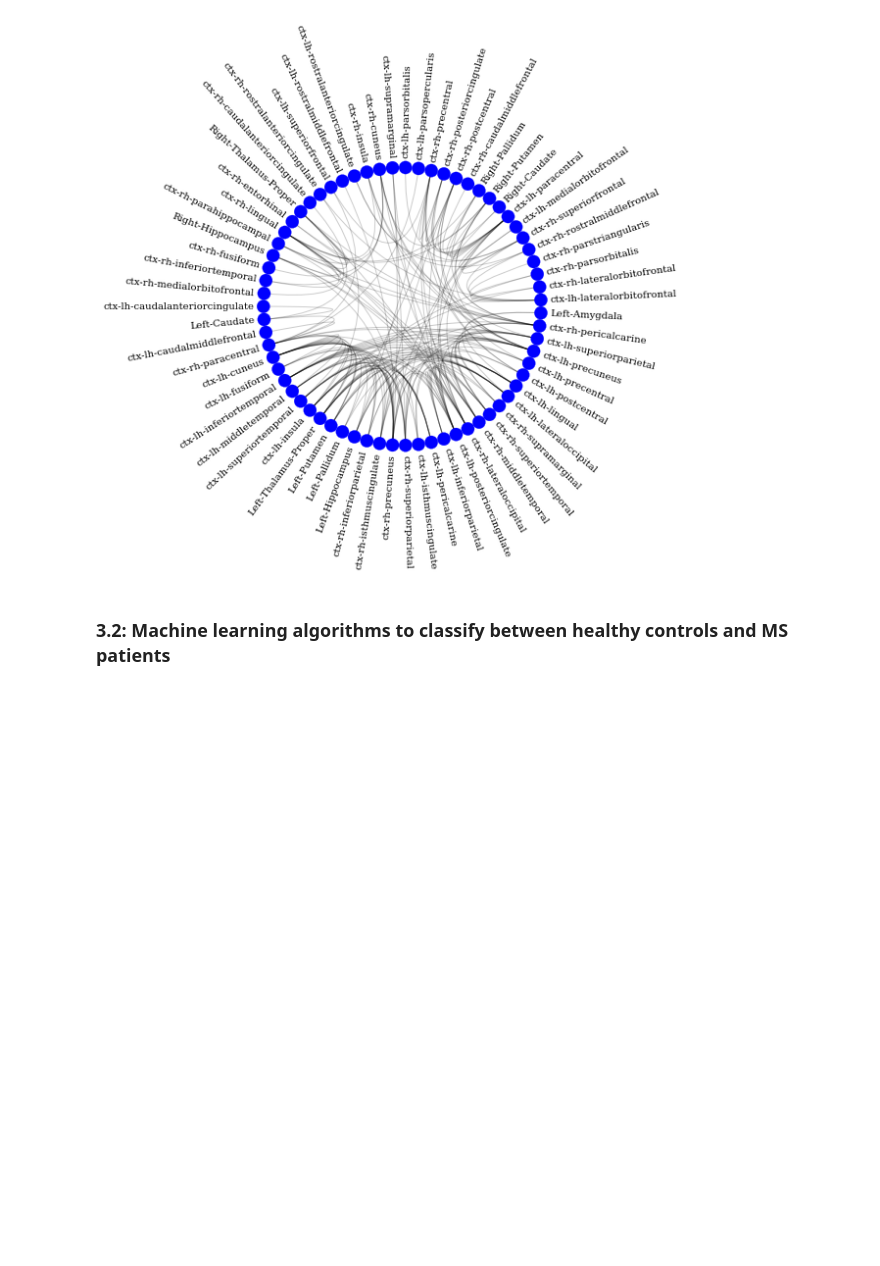
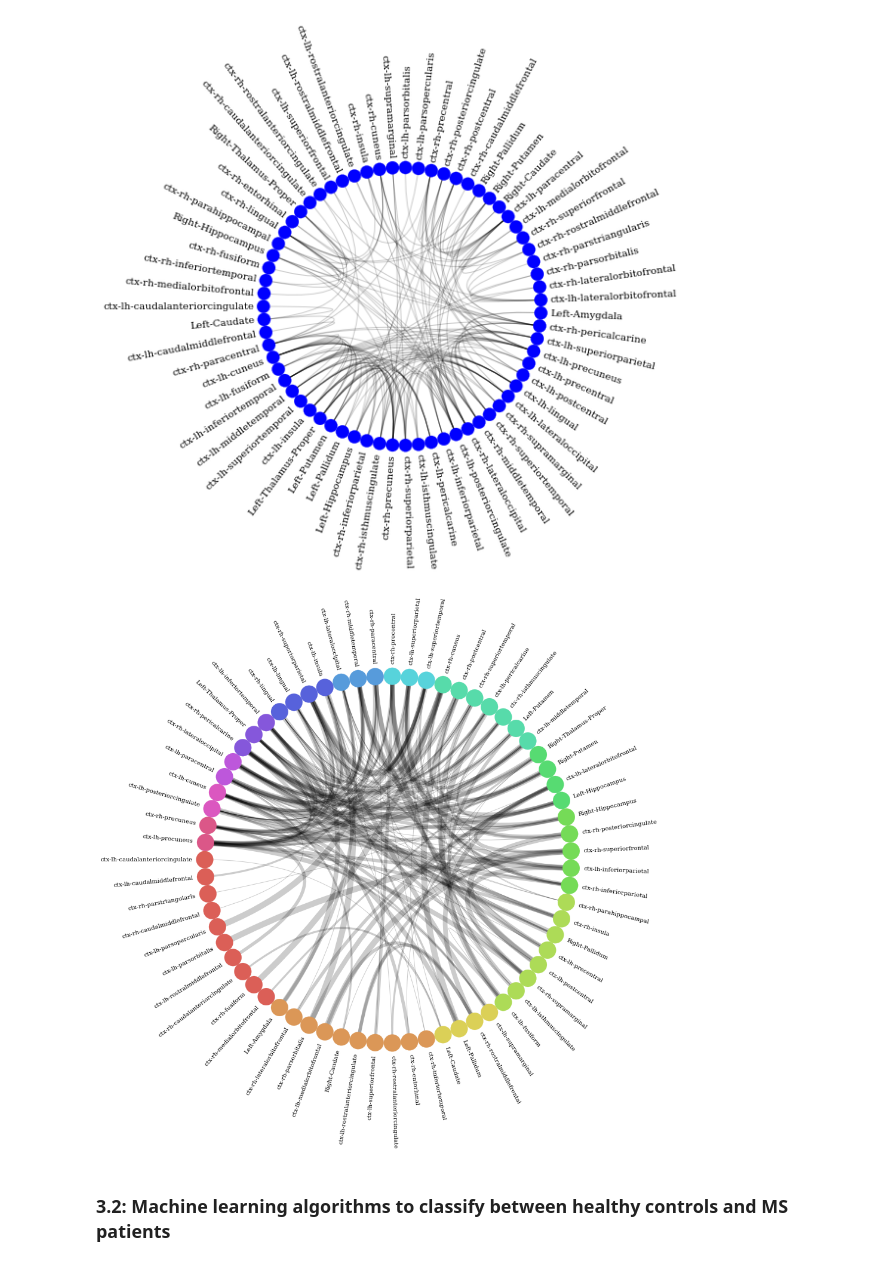
Before and after one commit to FrancescVP/Capstone_Project, a Jupyter notebook: TFM_final.ipynb, the cells around one changed output. Cells and saved outputs as stored; diff of their text form; code cells hidden in the pictures; blank space fills up the shorter version.

```diff
--- a/TFM_final.ipynb
+++ b/TFM_final.ipynb
@@ -456,6 +456,29 @@ c.draw()
 plt.show()
 # %% [output]
 [figure]
+# %%
+# function to rescale list of values to range [newmin,newmax]
+def rescale(l,newmin,newmax,rnd=False):
+    arr = list(l)
+    return [round((x-max(arr))/(min(arr)-max(arr))*(newmax-newmin)+newmin,2) for x in arr]
+
+nodelist = [n for n in G.nodes]
+ws = rescale([float(G[u][v]['weight']) for u,v in G.edges],1,10)
+edgelist = [(str(u),str(v),{"weight":ws.pop(0)}) for u,v in G.edges]
+
+# create new graph using nodelist and edgelist
+g = nx.Graph(name='Connectogram')
+g.add_nodes_from(nodelist)
+g.add_edges_from(edgelist)
+# go through nodes in graph G and store their degree as "class" in graph g
+for v in G:
+    g.nodes[v]["class"] = G.degree(v)
+# %%
+c = CircosPlot(graph=g,figsize=(13, 13),node_grouping="class", node_color="class",
+               edge_width="weight",node_labels=True, node_label_layout="rotation")
+c.draw()
+# %% [output]
+[figure, added]
 # %% [markdown]
 ### 3.2: Machine learning algorithms to classify between healthy controls and MS patients
 # %%
```
Also changed, not shown: parts of 1 cell of this notebook.
